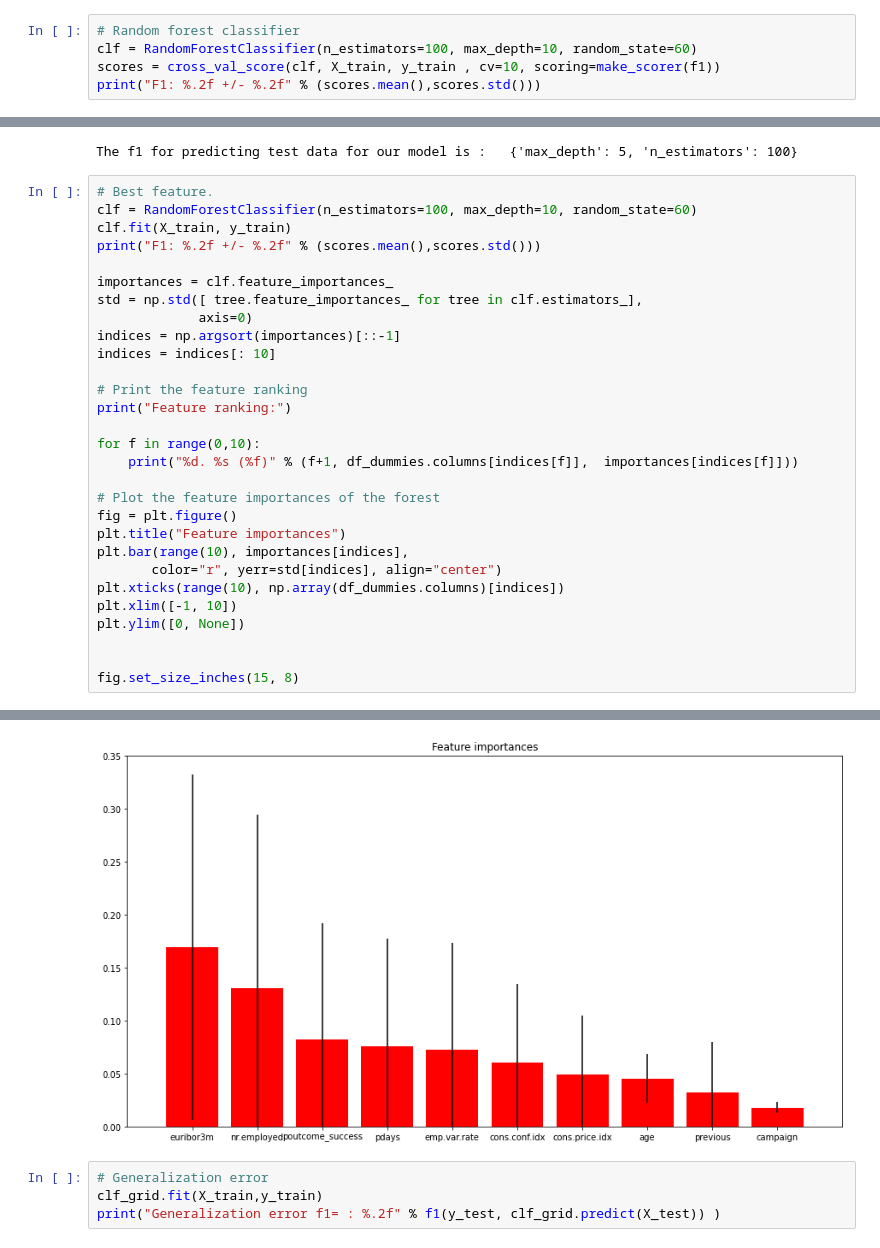
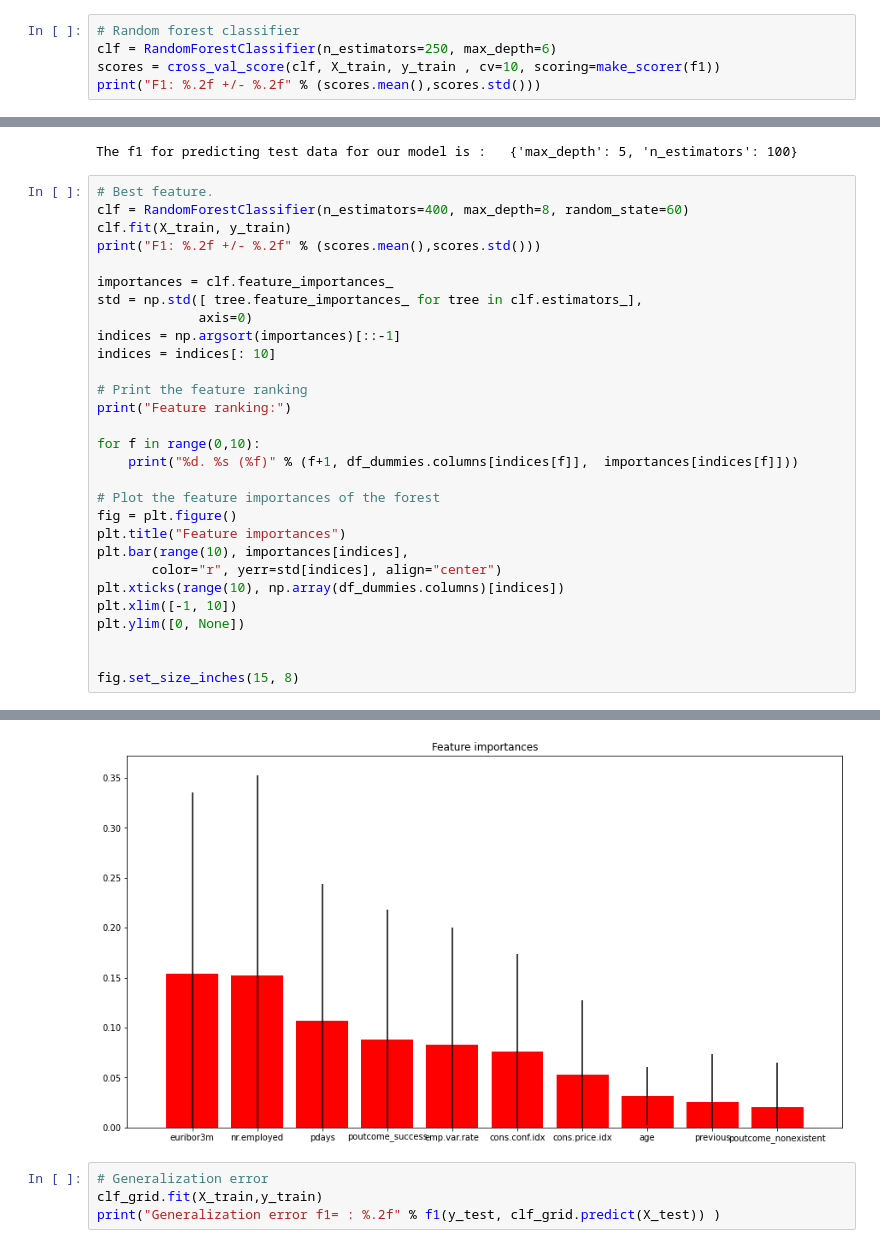
Before and after one commit to CesarRoldan99/CE888_CesarRoldan, a Jupyter notebook: LAB3/bank_classification.ipynb, the cells around one changed output, grey strips where cells are left out. Saved outputs shown, nothing was run; the diff lists cells and outputs as text.

```diff
--- a/LAB3/bank_classification.ipynb
+++ b/LAB3/bank_classification.ipynb
@@ -165,6 +176,6 @@ print(y_test)
 # %%
 # Random forest classifier
-clf = RandomForestClassifier(n_estimators=100, max_depth=10, random_state=60)
+clf = RandomForestClassifier(n_estimators=250, max_depth=6)
 scores = cross_val_score(clf, X_train, y_train , cv=10, scoring=make_scorer(f1))
 print("F1: %.2f +/- %.2f" % (scores.mean(),scores.std()))
 # %% [output]
@@ -188,7 +199,7 @@ print("The f1 for predicting test data for our model is :  ", best_params)
 The f1 for predicting test data for our model is :   {'max_depth': 5, 'n_estimators': 100}
 # %%
 # Best feature.
-clf = RandomForestClassifier(n_estimators=100, max_depth=10, random_state=60)
+clf = RandomForestClassifier(n_estimators=400, max_depth=8, random_state=60)
 clf.fit(X_train, y_train)
 print("F1: %.2f +/- %.2f" % (scores.mean(),scores.std()))
 
@@ -231,4 +242,4 @@ Feature ranking:
-[figure, old version]
+[figure, new version]
 # %%
 # Generalization error
 clf_grid.fit(X_train,y_train)
```
Also changed, not shown: parts of 5 cells of this notebook.
